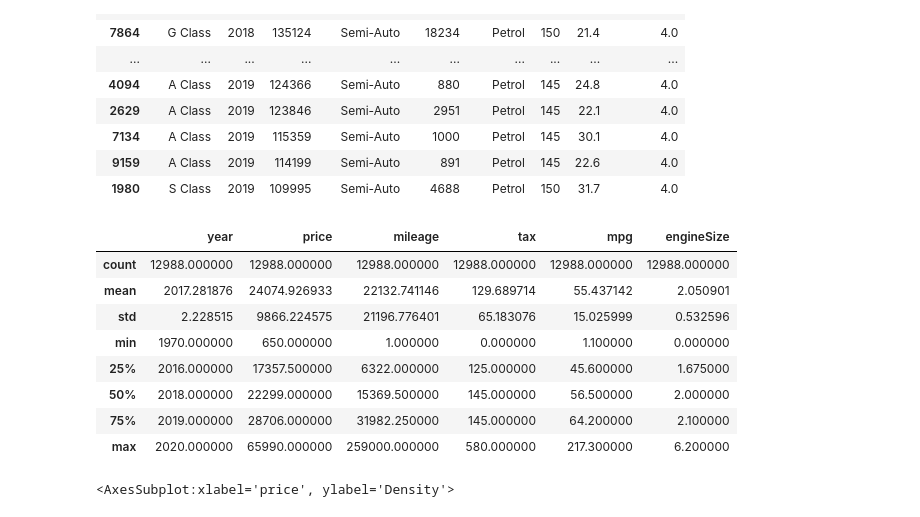
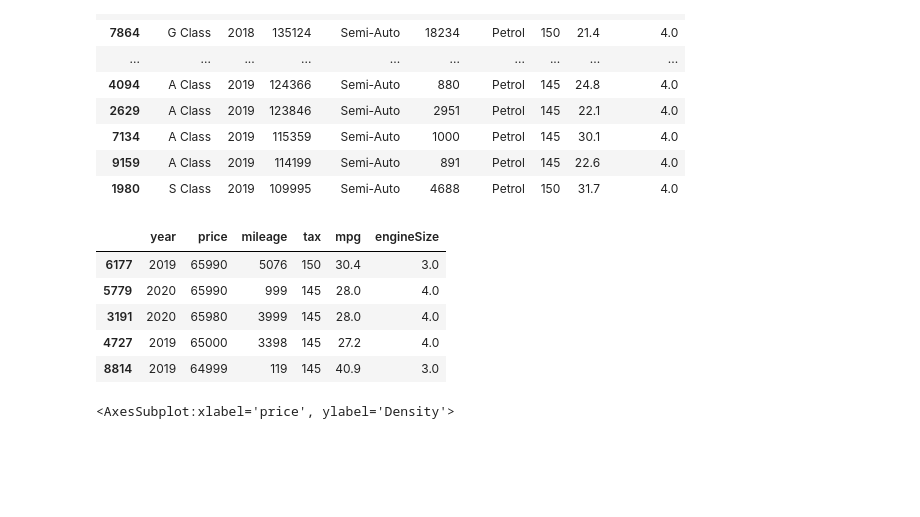
Before and after one commit to ghyathmoussa/python_scripts, a Jupyter notebook: ML_BTK/Car Analysis.ipynb, the cells around one changed output. Cells and saved outputs as stored; diff of their text form; code cells hidden in the pictures; blank space fills up the shorter version.

```diff
--- a/ML_BTK/Car Analysis.ipynb
+++ b/ML_BTK/Car Analysis.ipynb
@@ -106,18 +106,18 @@ data.sort_values('price',ascending=False).head(20)
 | 1980 | S Class | 2019 | 109995 | Semi-Auto | 4688 | Petrol | 150 | 31.7 | 4.0 |
 # %%
 data_price_modified = data.sort_values('price',ascending=False).iloc[131:]
+data_price_modified = data_price_modified.drop('transmission',axis=1)
+data_price_modified = data_price_modified.drop('fuelType',axis=1)
+data_price_modified = data_price_modified.drop('model',axis=1)
 # %%
-data_price_modified.describe()
+data_price_modified.head()
 # %% [output]
 |  | year | price | mileage | tax | mpg | engineSize |
-| count | 12988.000000 | 12988.000000 | 12988.000000 | 12988.000000 | 12988.000000 | 12988.000000 |
-| mean | 2017.281876 | 24074.926933 | 22132.741146 | 129.689714 | 55.437142 | 2.050901 |
-| std | 2.228515 | 9866.224575 | 21196.776401 | 65.183076 | 15.025999 | 0.532596 |
-| min | 1970.000000 | 650.000000 | 1.000000 | 0.000000 | 1.100000 | 0.000000 |
-| 25% | 2016.000000 | 17357.500000 | 6322.000000 | 125.000000 | 45.600000 | 1.675000 |
-| 50% | 2018.000000 | 22299.000000 | 15369.500000 | 145.000000 | 56.500000 | 2.000000 |
-| 75% | 2019.000000 | 28706.000000 | 31982.250000 | 145.000000 | 64.200000 | 2.100000 |
-| max | 2020.000000 | 65990.000000 | 259000.000000 | 580.000000 | 217.300000 | 6.200000 |
+| 6177 | 2019 | 65990 | 5076 | 150 | 30.4 | 3.0 |
+| 5779 | 2020 | 65990 | 999 | 145 | 28.0 | 4.0 |
+| 3191 | 2020 | 65980 | 3999 | 145 | 28.0 | 4.0 |
+| 4727 | 2019 | 65000 | 3398 | 145 | 27.2 | 4.0 |
+| 8814 | 2019 | 64999 | 119 | 145 | 40.9 | 3.0 |
 # %%
 plt.figure(figsize=(8,4))
 sns.distplot(data_price_modified['price'])
```
Also changed, not shown: parts of 11 cells of this notebook, 1 other file.
